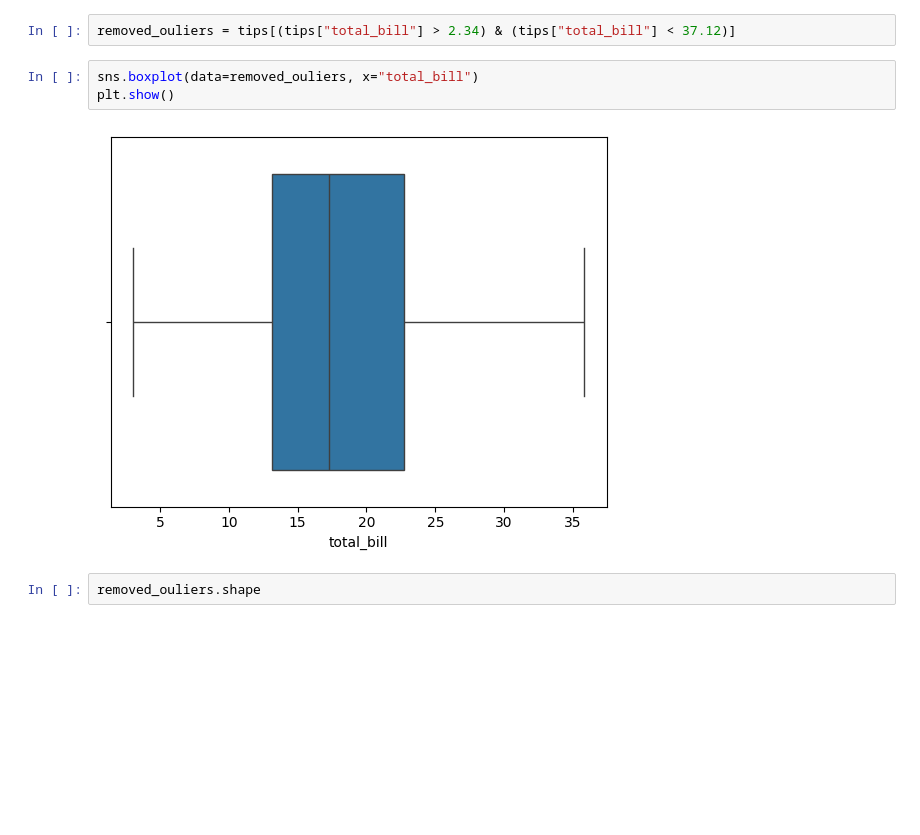
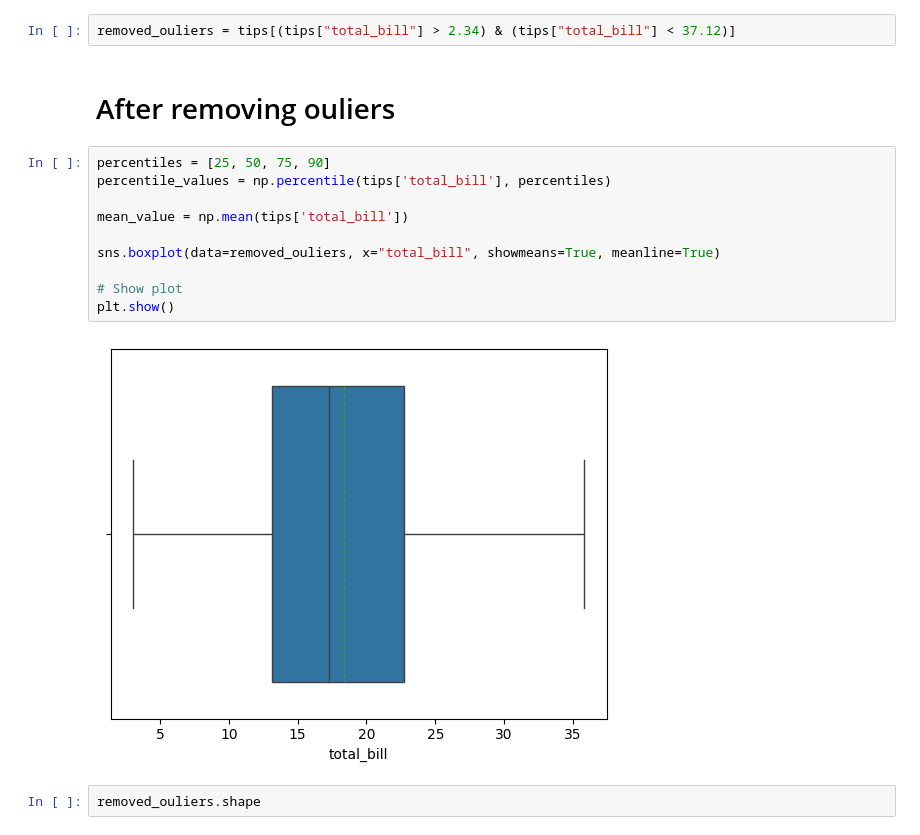
Before and after one commit to subhajit20/Learning-ML, a Jupyter notebook: Outliers/outlier_detection.ipynb, the cells around one changed output. Saved outputs shown, nothing was run; the diff lists cells and outputs as text; blank space fills up the shorter version.

```diff
--- a/Outliers/Untitled.ipynb
+++ b/Outliers/outlier_detection.ipynb
@@ -130,11 +133,20 @@ tips.describe()
 | max | 50.810000 | 10.000000 | 6.000000 |
 # %%
 removed_ouliers = tips[(tips["total_bill"] > 2.34) & (tips["total_bill"] < 37.12)]
+# %% [markdown]
+<h1>After removing ouliers</h1>
 # %%
-sns.boxplot(data=removed_ouliers, x="total_bill")
+percentiles = [25, 50, 75, 90]
+percentile_values = np.percentile(tips['total_bill'], percentiles)
+
+mean_value = np.mean(tips['total_bill'])
+
+sns.boxplot(data=removed_ouliers, x="total_bill", showmeans=True, meanline=True)
+
+# Show plot
 plt.show()
 # %% [output]
-[figure, old version]
+[figure, new version]
 # %%
 removed_ouliers.shape
 # %% [output]
```
Also changed, not shown: parts of 2 cells of this notebook, 4 other files.
